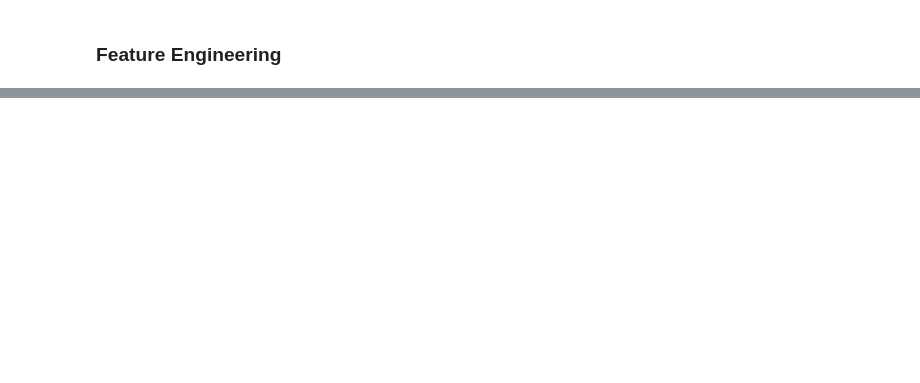
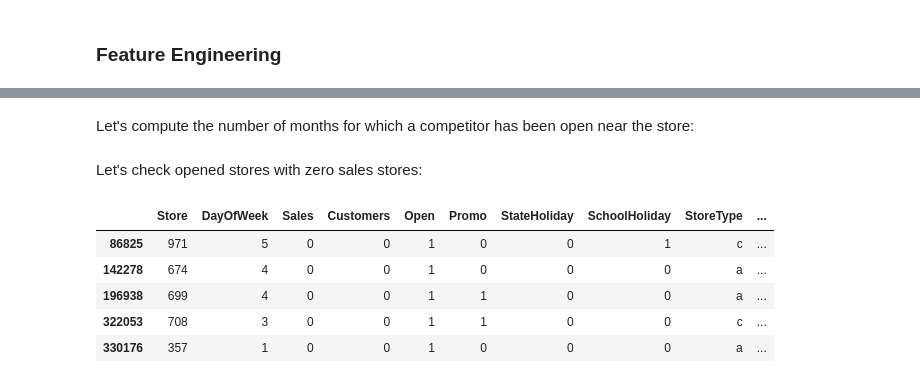
Before and after one commit to clayniranjan-web/rossmann-sales-forecasting, a Jupyter notebook: 01_eda_cleaning.ipynb, the cells around one changed output, grey strips where cells are left out. Drawn from its saved outputs; the diff is of its cells as text; code cells hidden in the pictures; blank space fills up the shorter version.

```diff
--- a/01_eda_cleaning.ipynb
+++ b/01_eda_cleaning.ipynb
@@ -240,0 +228,2 @@ merged_df['Date'] = pd.to_datetime(merged_df['Date'])
+# %% [markdown]
+Let's compute the number of months for which a competitor has been open near the store:
@@ -240,0 +232,13 @@ merged_df['Date'] = pd.to_datetime(merged_df['Date'])
+# %% [markdown]
+Let's check opened stores with zero sales stores:
+# %%
+open_zero_sales = merged_df[(merged_df['Open'] == 1) & (merged_df['Sales'] == 0)]
+# %%
+open_zero_sales.head()
+# %% [output]
+|  | Store | DayOfWeek | Sales | Customers | Open | Promo | StateHoliday | SchoolHoliday | StoreType | ... |
+| 86825 | 971 | 5 | 0 | 0 | 1 | 0 | 0 | 1 | c | ... |
+| 142278 | 674 | 4 | 0 | 0 | 1 | 0 | 0 | 0 | a | ... |
+| 196938 | 699 | 4 | 0 | 0 | 1 | 1 | 0 | 0 | a | ... |
+| 322053 | 708 | 3 | 0 | 0 | 1 | 1 | 0 | 0 | c | ... |
+| 330176 | 357 | 1 | 0 | 0 | 1 | 0 | 0 | 0 | a | ... |
```
Also changed, not shown: parts of 20 cells of this notebook.
